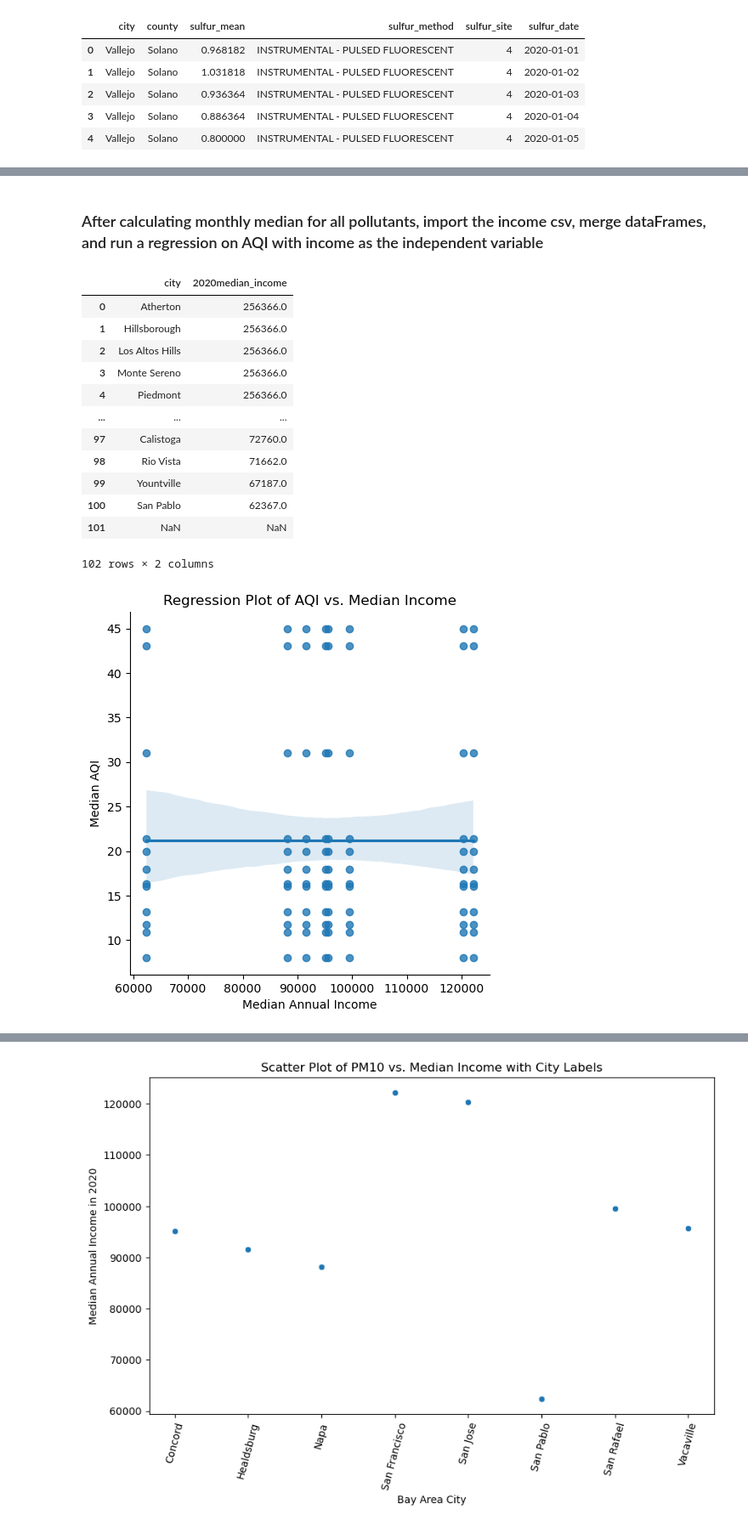
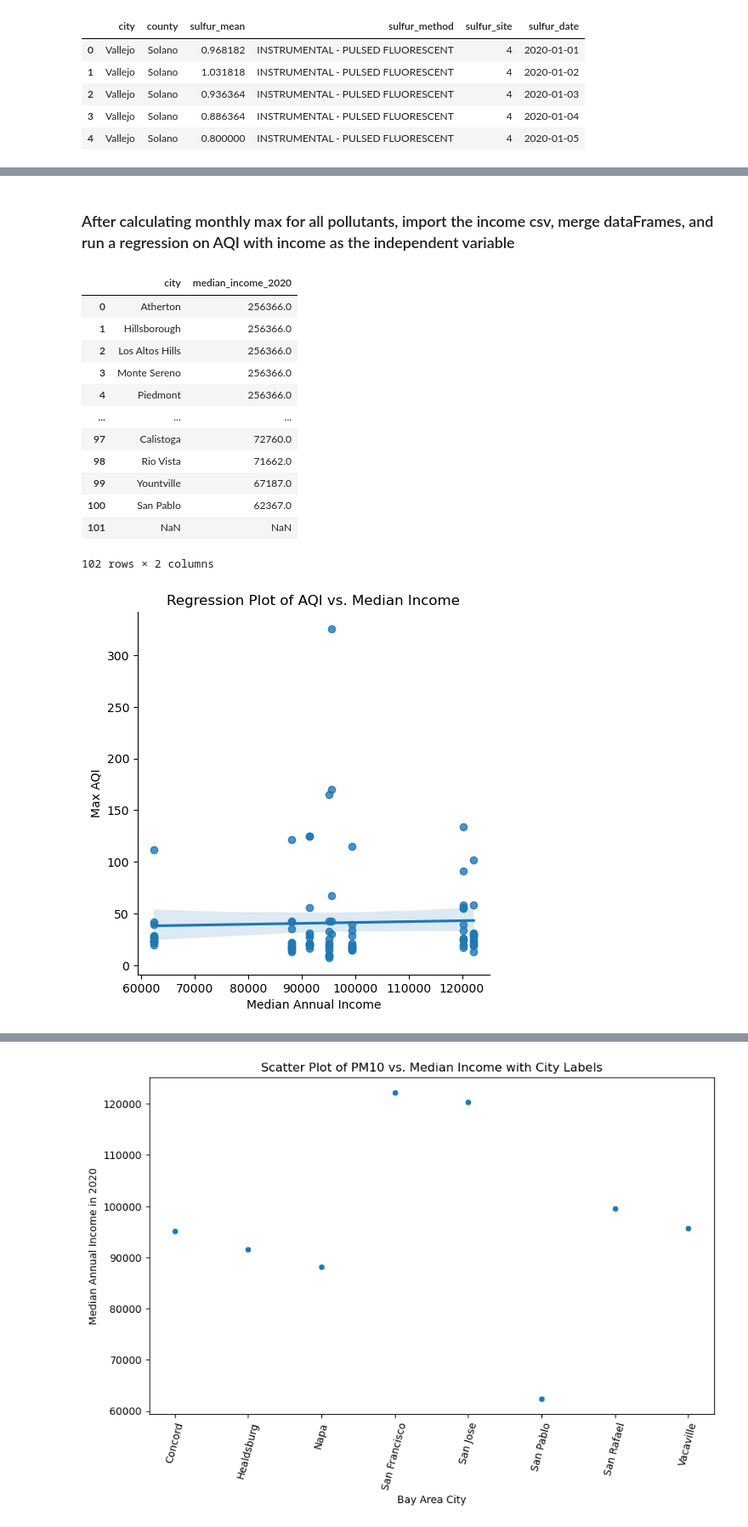
Before and after one commit to virgowolf/bayarea-airquality, a Jupyter notebook: ETL_code.ipynb, the cells around one changed output, grey strips where cells are left out. Shown: that part at 85% size. Cells and saved outputs as stored; diff of their text form; code cells hidden in the pictures.

```diff
--- a/ETL_code.ipynb
+++ b/ETL_code.ipynb
@@ -79,7 +95,7 @@ ozone_df.head()
 pm10_df = pd.read_csv('input_data/pm10_1.csv')
 
 # Rename first column to 'city' for common primary key and county column as well for consistency
-pm10_df = pm10_df.rename(columns ={'10_city': 'city', '10_county': 'county'})
+pm10_df = pm10_df.rename(columns ={'10_city': 'city', '10_county': 'county', '10_mean': 'pm10_mean', '10_method': 'pm10_method'})
 
 # Convert date from object to datetime format
 pm10_df["pm_10_date"] = pd.to_datetime(pm10_df["pm_10_date"], format='mixed')
@@ -272,7 +315,7 @@ ozone_sort_df
 420 rows × 3 columns
 # %%
-# Create an empty DataFrame to store the results for median pm10 by month
-median_pm10_by_month_by_city = []
+# Create an empty DataFrame to store the results for max pm10 by month
+max_pm10_by_month_by_city = []
 
 # Get the list of unique cities
 cities = pm10_df['city'].unique()
@@ -284,23 +327,28 @@ for city in cities:
         start_date = f'2020-{month:02d}-01'
         end_date = pd.to_datetime(start_date).replace(day=1) + pd.DateOffset(months=1) - pd.DateOffset(days=1)
 
+        # Filter data for the specified city and month
+        pm10_month_city = pm10_df[(pm10_df['city'] == city) &
+                                      (pm10_df['pm_10_date'] >= start_date) &
+                                      (pm10_df['pm_10_date'] <= end_date)]
+
         # Filter data for the specified month
         pm10_month = pm10_df[(pm10_df['pm_10_date'] >= start_date) & (pm10_df['pm_10_date'] <= end_date)]
 
-        # Calculate the median
-        median_pm10 = pm10_month['10_mean'].median()
+        # Calculate the max
+        max_pm10 = pm10_month_city['pm10_mean'].max()
 
         # Append the result to the list
-        median_pm10_by_month_by_city.append({'city': city,'month': start_date, 'pm10 median': median_pm10})
+        max_pm10_by_month_by_city.append({'city': city,'month': start_date, 'pm10 max': max_pm10})
 
 #Convert the list to a DataFrame
-median_pm10_by_month_by_city = pd.DataFrame(median_pm10_by_month_by_city)
+max_pm10_by_month_by_city = pd.DataFrame(max_pm10_by_month_by_city)
 
-# Display the median AQI for pm10 for each month in 2020
-median_pm10_by_month_by_city
+# Display the max AQI for pm10 for each month in 2020
+max_pm10_by_month_by_city
 
 # Sort alphabetically by city
-pm10_sort_df = median_pm10_by_month_by_city.sort_values(by= 'city')
+pm10_sort_df = max_pm10_by_month_by_city.sort_values(by= 'city')
 
 # Export csv with monthly pm10 levels by city
 pm10_sort_df.to_csv('output_data/pm10_monthly.csv')
@@ -370,12 +423,13 @@ pm25_sort_df
 324 rows × 3 columns
 # %% [markdown]
-### After calculating monthly median for all pollutants, import the income csv, merge dataFrames, and run a regression on AQI with income as the independent variable ###
+### After calculating monthly max for all pollutants, import the income csv, merge dataFrames, and run a regression on AQI with income as the independent variable ###
 # %%
 #Import income data and convert to a pandas dataFrame
 income_df = pd.read_csv('input_data/ACS_income_data_bayarea2020.csv')
+income_df = income_df.rename(columns ={'2020median_income': 'median_income_2020'})
 income_df
 # %% [output]
-|  | city | 2020median_income |
+|  | city | median_income_2020 |
 | 0 | Atherton | 256366.0 |
 | 1 | Hillsborough | 256366.0 |
 | 2 | Los Altos Hills | 256366.0 |
@@ -411,11 +465,11 @@ nitrogen_income_merged_df.to_csv('output_data/income_nitrogen_merged.csv')
 # %%
 import seaborn as sns
 
 # Regression plot
-sns.lmplot(data= pm10_income_merged_df, x='2020median_income', y='pm10 median')
+sns.lmplot(data= pm10_income_merged_df, x='median_income_2020', y='pm10 max')
 plt.title('Regression Plot of AQI vs. Median Income')
 plt.xlabel('Median Annual Income')
-plt.ylabel('Median AQI')
+plt.ylabel('Max AQI')
 plt.show()
 # %% [output]
-[figure, old version]
+[figure, new version]
```
Also changed, not shown: parts of 18 cells of this notebook, 10 other files.
